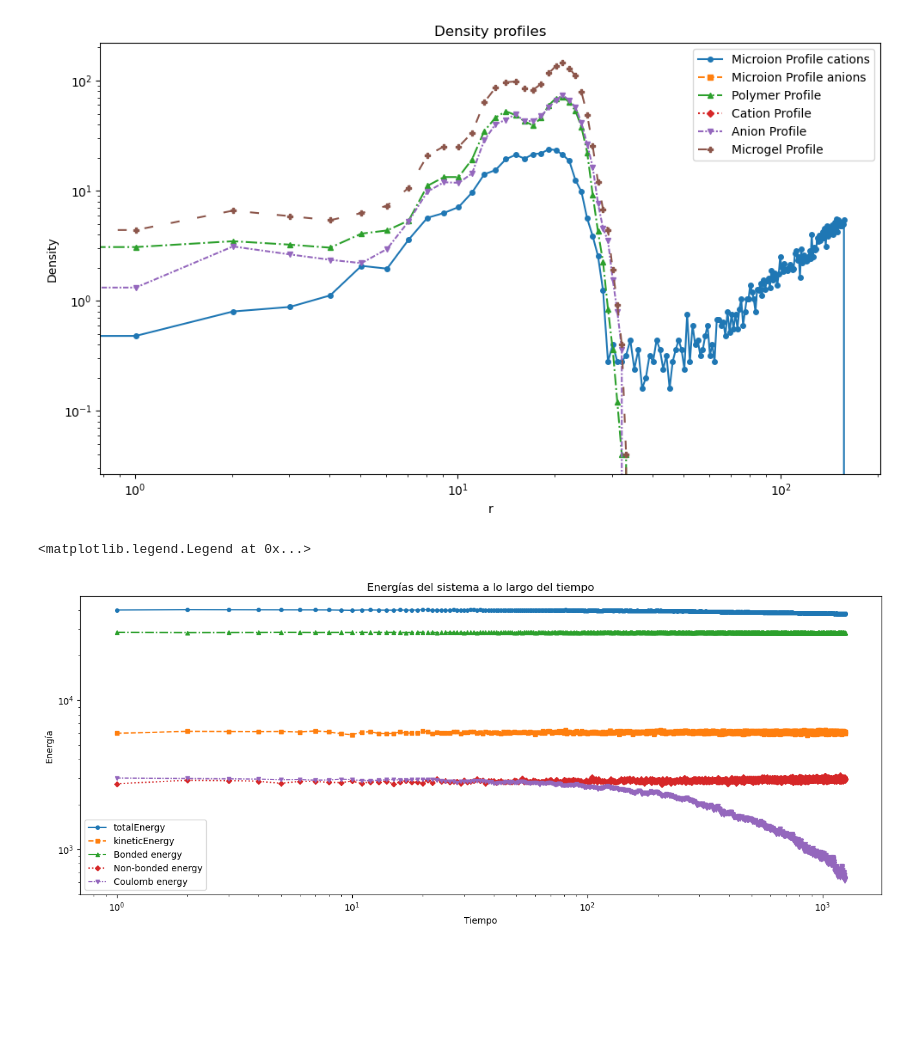
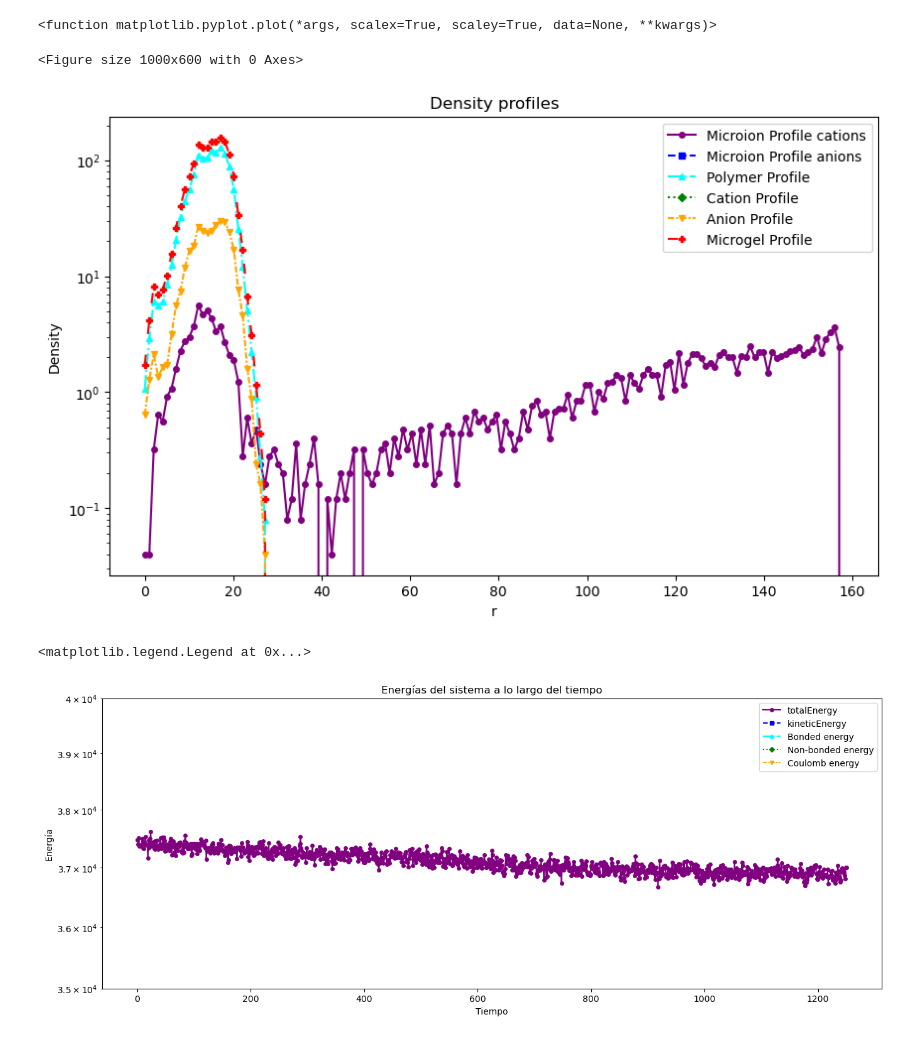
Before and after one commit to totinmc3/microgel_simu, a Jupyter notebook: analysis/graficos.ipynb, the cells around one changed output. Cells and saved outputs as stored; diff of their text form; code cells hidden in the pictures; blank space fills up the shorter version.

```diff
--- a/analysis/graficos.ipynb
+++ b/analysis/graficos.ipynb
@@ -13,8 +13,8 @@ def load_tab_separated_data(filepath):
 # data = load_tab_separated_data(gyration_file)
 # %%
 #creo que podria automatizar esto, por ahora tengo pocos datos
-carpeta = "/home/tobias/trabajo_afa/geles/resultados/cadena10/"
-ionizacion_grade = "/alpha_n_0.5"
+carpeta = "/home/tobias/trabajo_afa/resultados/cadena10/"
+ionizacion_grade = "/alpha_n_0.2"
 
 gyration_file = os.path.join(carpeta, ionizacion_grade.strip('/'), "gyration_tensor.dat")
 density_file = os.path.join(carpeta, ionizacion_grade.strip('/'), "averaged_profiles.dat")
@@ -48,26 +48,33 @@ energy_names = [
 
 line_styles = ["-", "--", "-.", ":", (0, (3, 1, 1, 1)), (0, (5, 10)), (0, (1, 10))]
 mark_styles = ['o', 's', '^', 'D', 'v', 'P', '*']
+rainbow_colors = ['purple', 'blue', 'cyan', 'green', #'yellow'
+                  'orange', 'red']
+# %%
+plt.figure(figsize=(10, 6))
+plt.plot
+# %% [output]
+<function matplotlib.pyplot.plot(*args, scalex=True, scaley=True, data=None, **kwargs)>
+<Figure size 1000x600 with 0 Axes>
 # %%
 #grafico density profiles
 
 plt.figure(figsize=(10, 6))
 for i in range(6):
     plt.plot(density_dat[:, 6], density_dat[:, i], label=Density_names[i],
-             linestyle=line_styles[i], marker=mark_styles[i], markersize=4)
+             linestyle=line_styles[i], marker=mark_styles[i],
+             markersize=4, color=rainbow_colors[i])
 plt.title("Density profiles")
 plt.legend()
 plt.yscale("log")
-plt.xscale("log")
+#plt.xscale("log")
 plt.xlabel("r")
 plt.ylabel("Density")   #creo que es el numero de particulas por unidad de volumen,
                         #normalizar
-#plt.yscale("log")
-#plt.xlim(0.999, 50)
-plt.tight_layout()
+
 plt.show()
 # %% [output]
-[figure, old version]
+[figure, new version]
 # %%
 #grafico energias
 
@@ -75,13 +82,14 @@ energy_dat = load_tab_separated_data(energy_file)
 
 plt.figure(figsize=(16, 6))
 for i in range(1, 6):
-    plt.plot(energy_dat[:, 0], energy_dat[:, i], label=energy_names[i], linestyle=line_styles[i-1], marker=mark_styles[i-1], markersize=4)
+    plt.plot(energy_dat[:, 0], energy_dat[:, i], label=energy_names[i], linestyle=line_styles[i-1], marker=mark_styles[i-1], markersize=4, color=rainbow_colors[i-1])
 plt.xlabel("Tiempo")
 plt.ylabel("Energía")
+plt.ylim(35000,40000)
 plt.yscale("log")
-plt.xscale("log")
+#plt.xscale("log")
 plt.title("Energías del sistema a lo largo del tiempo")
 plt.legend()
 # %% [output]
 <matplotlib.legend.Legend at 0x...>
-[figure, old version]
+[figure, new version]
```
Also changed, not shown: 2 other files.
